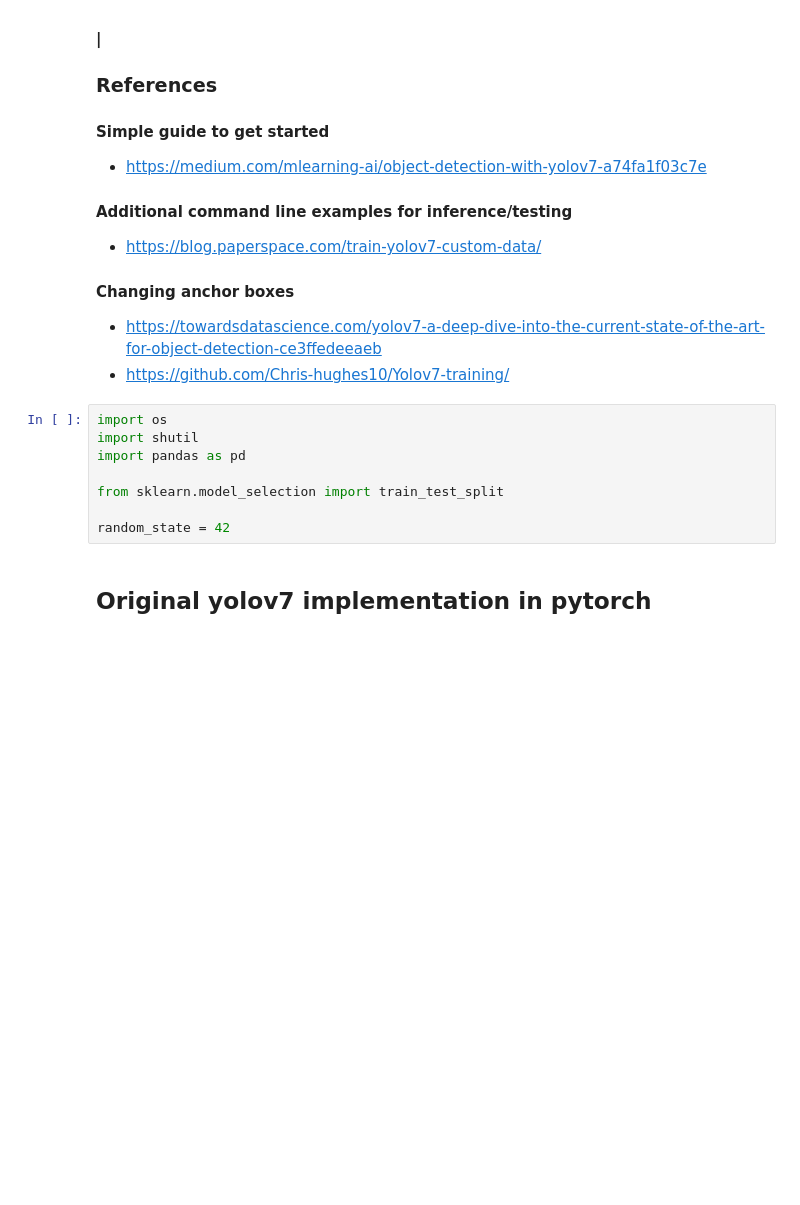
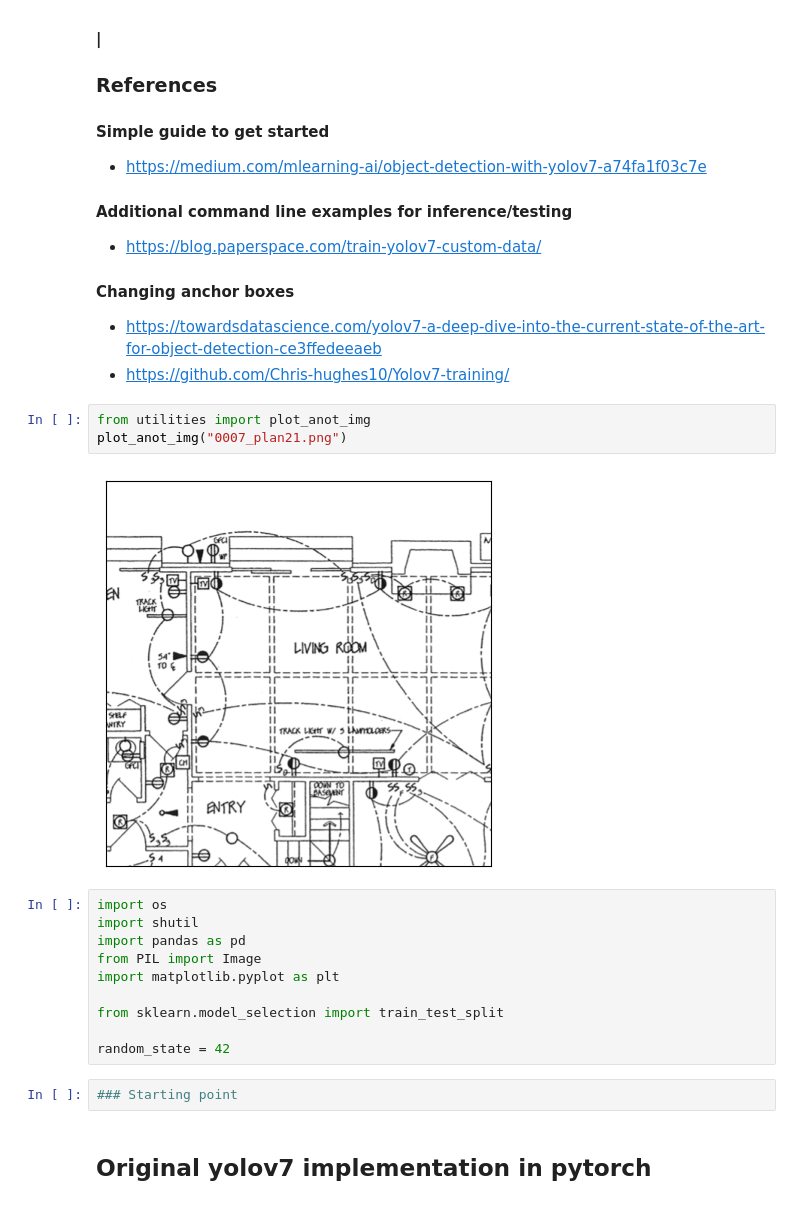
Before and after one commit to rdstern90/DSBA-6165-Project, a Jupyter notebook: YOLOv7_training/yolov7_electrical_symbol_recognition_colab.ipynb, the cells around one changed output. Cells and saved outputs as stored; diff of their text form; blank space fills up the shorter version.

```diff
--- a/YOLOv7_training/yolov7_electrical_symbol_recognition_colab.ipynb
+++ b/YOLOv7_training/yolov7_electrical_symbol_recognition_colab.ipynb
@@ -20,14 +20,23 @@ In this notebook different custom datasets and model settings will be explored.
 #### Changing anchor boxes
 *   https://towardsdatascience.com/yolov7-a-deep-dive-into-the-current-state-of-the-art-for-object-detection-ce3ffedeeaeb
 *   https://github.com/Chris-hughes10/Yolov7-training/
+# %%
+from utilities import plot_anot_img
+plot_anot_img("0007_plan21.png")
+# %% [output]
+[figure, added]
 # %%
 import os
 import shutil
 import pandas as pd
+from PIL import Image
+import matplotlib.pyplot as plt
 
 from sklearn.model_selection import train_test_split
 
 random_state = 42
+# %%
+### Starting point
 # %% [markdown]
 ## Original yolov7 implementation in pytorch
 # %%
```
Also changed, not shown: parts of 1 cell of this notebook, 1 other file.
